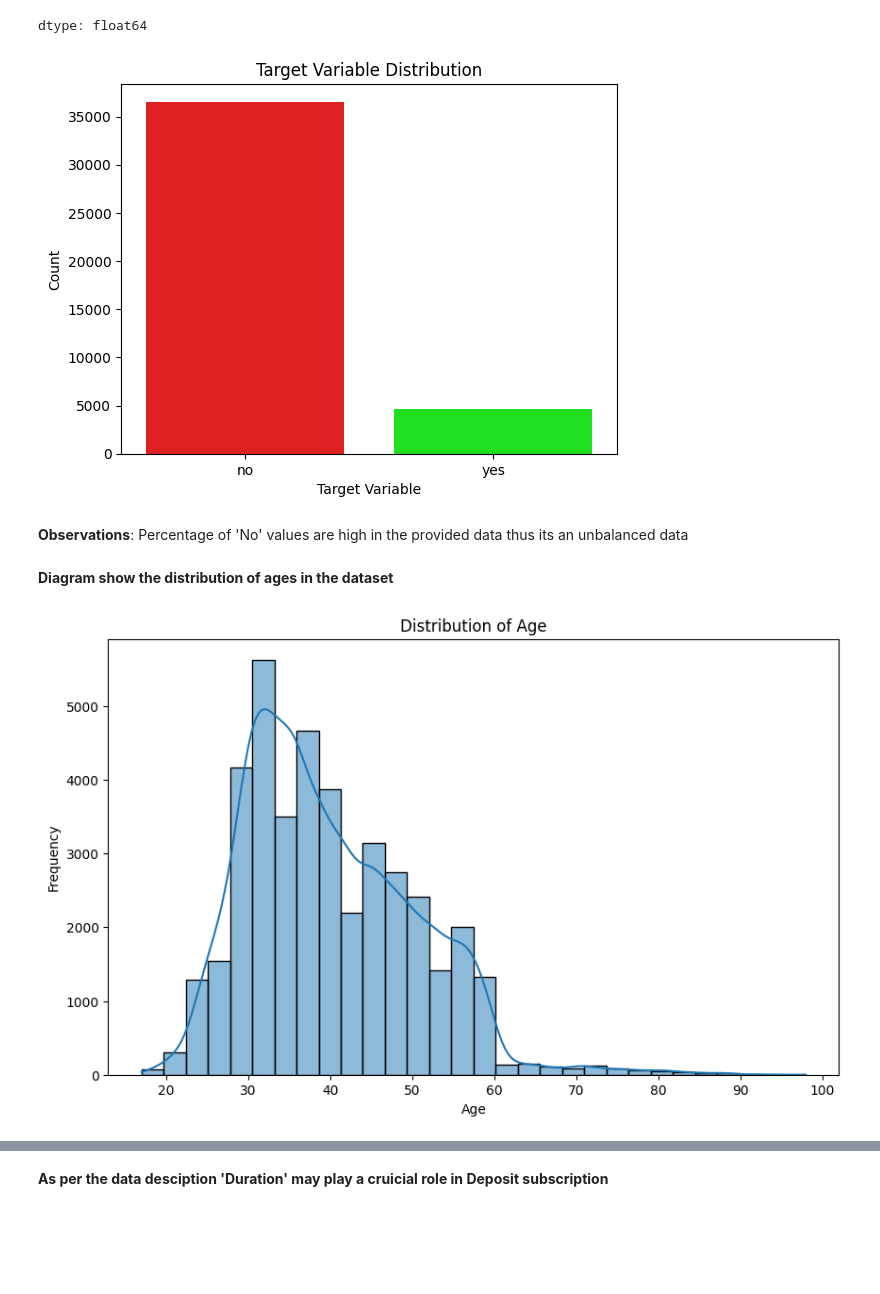
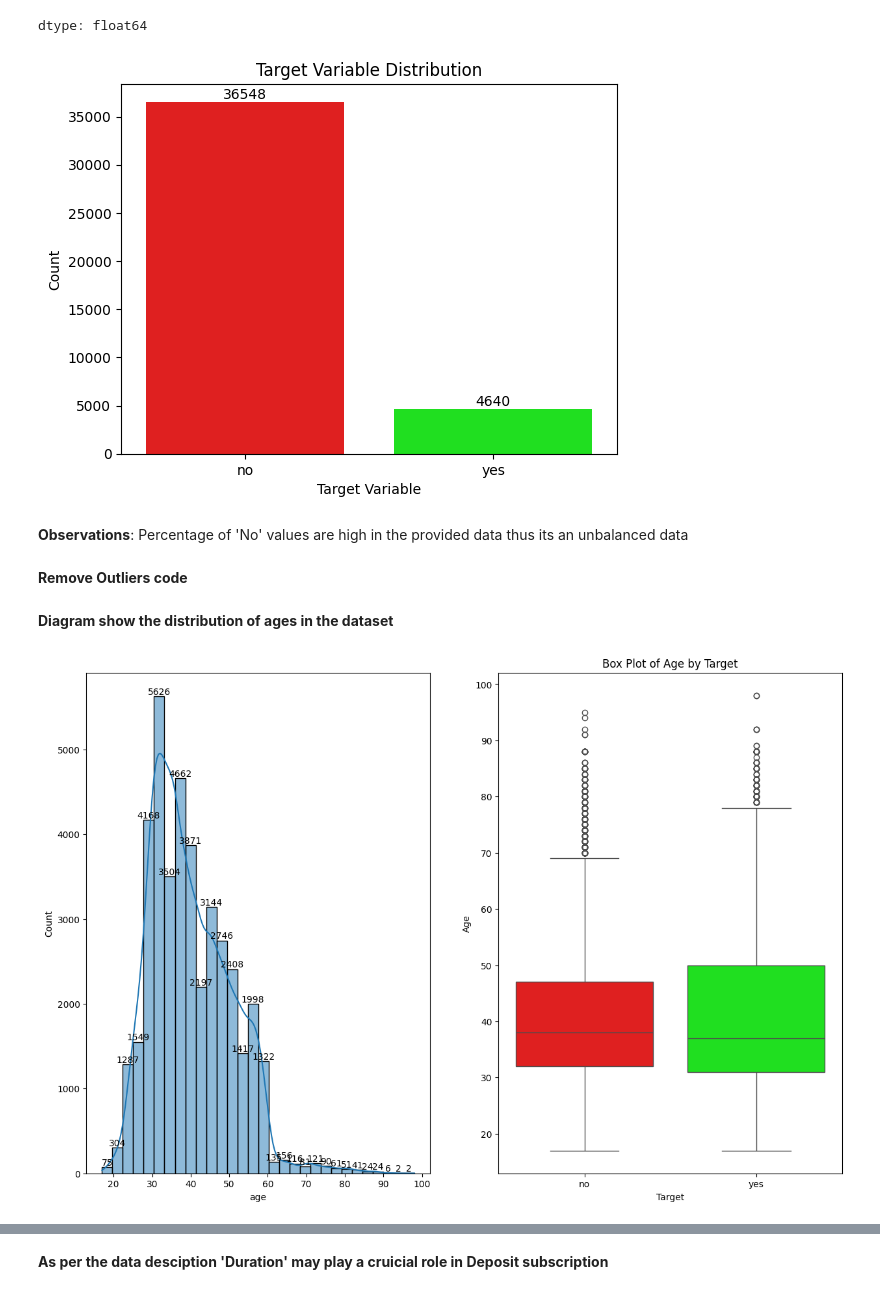
Before and after one commit to purnachand1186/bankMarketing_ML, a Jupyter notebook: prompt_III.ipynb, the cells around one changed output, grey strips where cells are left out. Drawn from its saved outputs; the diff is of its cells as text; code cells hidden in the pictures; blank space fills up the shorter version.

```diff
--- a/prompt_III.ipynb
+++ b/prompt_III.ipynb
@@ -169,12 +169,16 @@ df['y'].value_counts(normalize=True)
 | yes | 0.112654 |
 dtype: float64
 # %%
-sns.countplot(x=df['y'], palette=["#FF0000", "#00FF00"])
+ax = sns.countplot(x=df['y'], palette=["#FF0000", "#00FF00"])
+for container in ax.containers:
+    ax.bar_label(container)
 plt.title('Target Variable Distribution')
 plt.xlabel('Target Variable')
 plt.ylabel('Count')
 plt.show()
 # %% [output]
-[figure, old version]
+[figure, new version]
 # %% [markdown]
 **Observations**: Percentage of 'No' values are high in the provided data thus its an unbalanced data
+# %% [markdown]
+**Remove Outliers code**
@@ -181,12 +195,18 @@ plt.show()
 # %% [markdown]
 **Diagram show the distribution of ages in the dataset**
 # %%
-# plot a diagram for the the age
-plt.figure(figsize=(10, 6))
-sns.histplot(df['age'], bins=30, kde=True)
+# plot a histogram diagram & box plot for the the age
+fig, ax = plt.subplots(1,2,figsize=(15,10))
+fig = sns.histplot(df['age'],bins=30, kde=True, palette = 'bright', ax=ax[0])
+for container in fig.containers:
+    fig.bar_label(container)
 plt.title('Distribution of Age')
 plt.xlabel('Age')
 plt.ylabel('Frequency')
+fig = sns.boxplot(data = df, x='y', y='age', palette = ["#FF0000", "#00FF00"], ax=ax[1])
+plt.title('Box Plot of Age by Target')
+plt.xlabel('Target')
+plt.ylabel('Age')
 plt.show()
 # %% [output]
-[figure, old version]
+[figure, new version]
```
Also changed, not shown: parts of 7 cells of this notebook.
